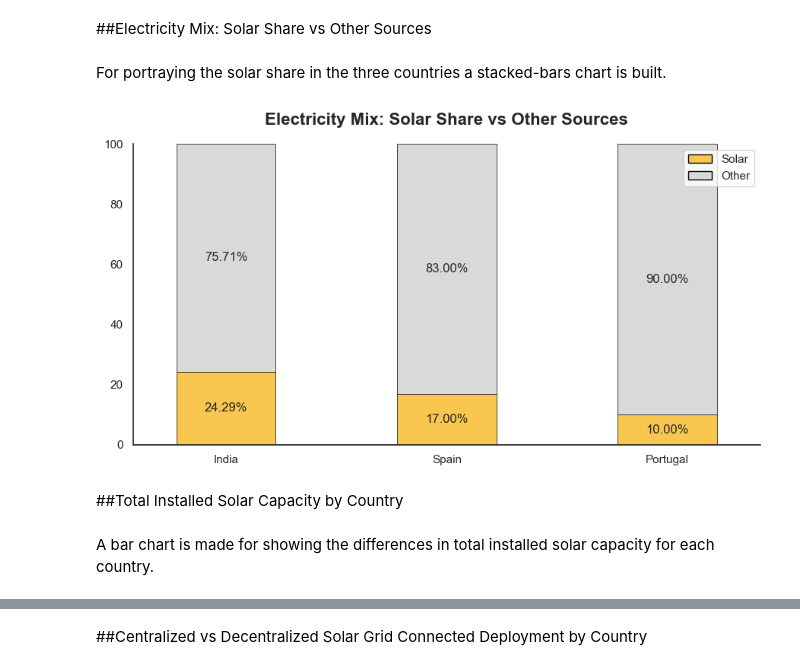
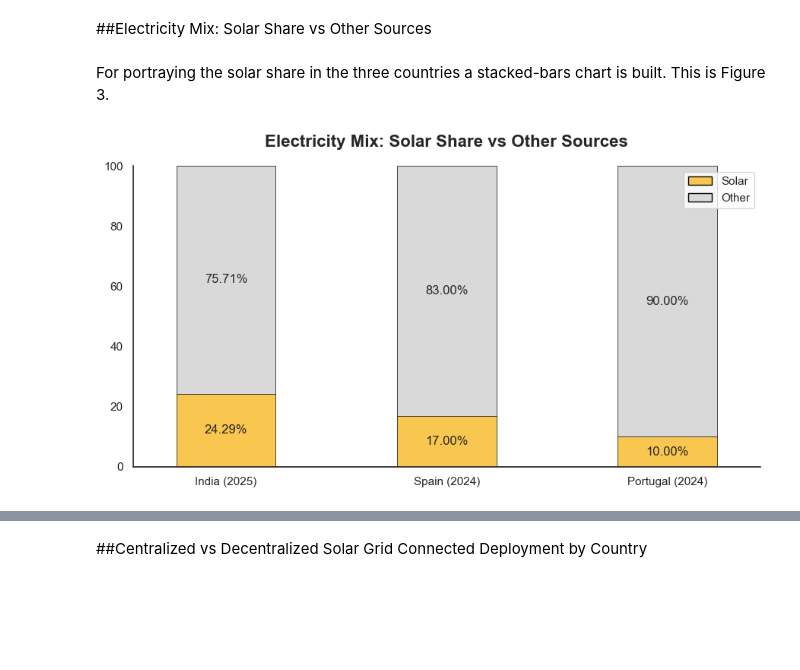
Before and after one commit to Luisdapardo/solar-benchmark-charts, a Jupyter notebook: Appendix b Solar benchmark charts.ipynb, the cells around one changed output, grey strips where cells are left out. Drawn from its saved outputs; the diff is of its cells as text; code cells hidden in the pictures; blank space fills up the shorter version.

```diff
--- a/Appendix b Solar benchmark charts.ipynb
+++ b/Appendix b Solar benchmark charts.ipynb
@@ -38,7 +38,7 @@ solar_benchmark.head()
 # %% [markdown]
 ##Electricity Mix: Solar Share vs Other Sources
 # %% [markdown]
-For portraying the solar share in the three countries a stacked-bars chart is built.
+For portraying the solar share in the three countries a stacked-bars chart is built. This is Figure 3.
 # %%
 df = solar_benchmark.copy()
 df["Solar (%)"] = df["Solar power share"].str.replace("%","").astype(float)
@@ -49,37 +49,35 @@ solar_color = "#f9c74f"
 other_color = "#D9D9D9"
 
 x = np.arange(len(df))
+years = {"India": 2025, "Spain": 2024, "Portugal": 2024}
+labels = [f"{c} ({years[c]})" for c in df["Country"]]
 width = 0.45
 
 fig, ax = plt.subplots(figsize=(9,5))
 
 ax.bar(x, df["Solar (%)"], width, color=solar_color, edgecolor="black", linewidth=0.5)
 ax.bar(x, df["Other (%)"], width, bottom=df["Solar (%)"],
        color=other_color, edgecolor="black", linewidth=0.5)
 
-ax.set_xticks(x, df["Country"])
+ax.set_xticks(x, labels)
 ax.set_ylim(0, 100)
 ax.set_ylabel("")
 ax.set_title("Electricity Mix: Solar Share vs Other Sources",
              fontsize=16, fontweight="bold", pad=18)
 
 ax.margins(x=0.08)
 
 for xi, s in enumerate(df["Solar (%)"]):
     ax.text(xi, s/2, f"{s:.2f}%", ha="center", va="center", fontsize=12)
 for xi, s, o in zip(x, df["Solar (%)"], df["Other (%)"]):
     ax.text(xi, s + o/2, f"{o:.2f}%", ha="center", va="center", fontsize=12)
 
 handles = [Patch(facecolor=solar_color, edgecolor="black", label="Solar"),
            Patch(facecolor=other_color, edgecolor="black", label="Other")]
 ax.legend(handles=handles, loc="upper right", frameon=True)
 
 sns.despine()
 plt.tight_layout()
 plt.show()
 # %% [output]
-[figure, old version]
+[figure, new version]
-# %% [markdown]
-##Total Installed Solar Capacity by Country
-# %% [markdown]
-A bar chart is made for showing the differences in total installed solar capacity for each country.
```
Also changed, not shown: parts of 12 cells of this notebook.
